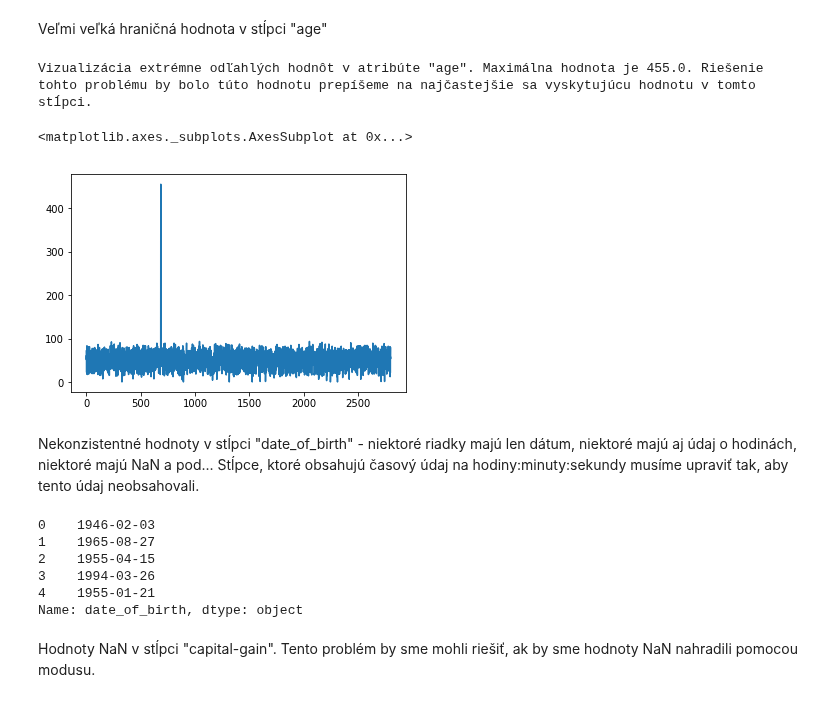
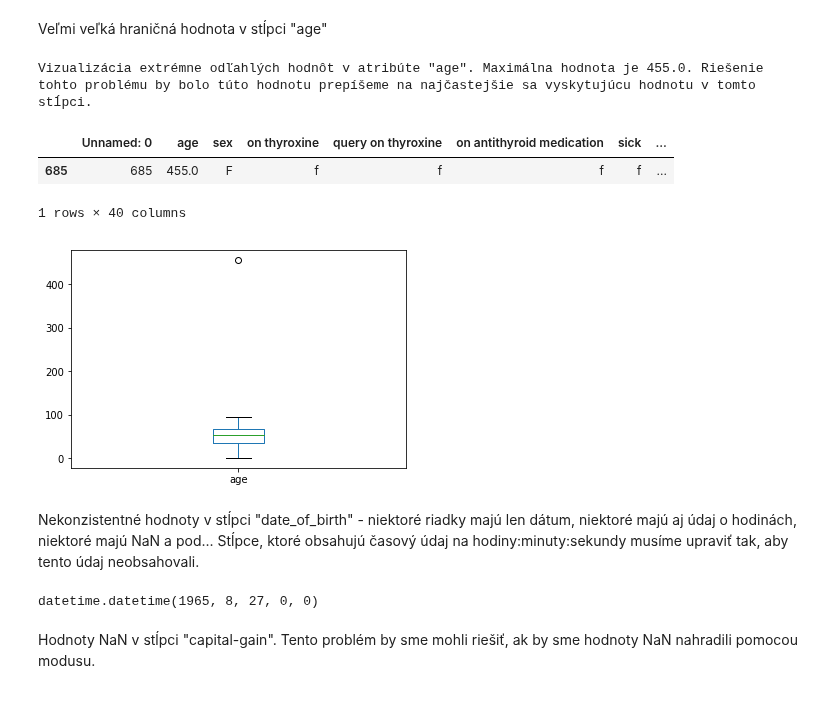
Before and after one commit to PeterJurkacek/IAU_2018_Jurkacek_Vyskoc, a Jupyter notebook: project.ipynb, the cells around one changed output. Saved outputs shown, nothing was run; the diff lists cells and outputs as text; code cells hidden in the pictures.

```diff
--- a/project.ipynb
+++ b/project.ipynb
@@ -224,22 +283,27 @@ data = data.rename(columns={'Unnamed: 0': 'id'})
 Veľmi veľká hraničná hodnota v stĺpci "age"
 # %%
 print(f"Vizualizácia extrémne odľahlých hodnôt v atribúte \"age\". Maximálna hodnota je {data['age'].max()}. Riešenie tohto problému by bolo túto hodnotu prepíšeme na najčastejšie sa vyskytujúcu hodnotu v tomto stĺpci.")
-data["age"].plot(kind="line")
+data["age"].plot(kind="box")
+data.loc[(data['age'] > 100)]
 # %% [output]
 Vizualizácia extrémne odľahlých hodnôt v atribúte "age". Maximálna hodnota je 455.0. Riešenie tohto problému by bolo túto hodnotu prepíšeme na najčastejšie sa vyskytujúcu hodnotu v tomto stĺpci.
+|  | Unnamed: 0 | age | sex | on thyroxine | query on thyroxine | on antithyroid medication | sick | ... |
+| 685 | 685 | 455.0 | F | f | f | f | f | ... |
-<matplotlib.axes._subplots.AxesSubplot at 0x...>
+1 rows × 40 columns
-[figure, old version]
+[figure, new version]
 # %% [markdown]
 Nekonzistentné hodnoty v stĺpci "date_of_birth" - niektoré riadky majú len dátum, niektoré majú aj údaj o hodinách, niektoré majú NaN a pod... Stĺpce, ktoré obsahujú časový údaj na hodiny:minuty:sekundy musíme upraviť tak, aby tento údaj neobsahovali.
-# %%
-data["date_of_birth"].head()
-# %% [output]
-0    1946-02-03
-1    1965-08-27
-2    1955-04-15
-3    1994-03-26
-4    1955-01-21
-Name: date_of_birth, dtype: object
+# %%
+import dateutil.parser as dparser
+import datefinder as df
+#data["date_of_birth"].map(lambda x: dparser.parse(x, fuzzy=True)).unique()
+let = data["date_of_birth"].map(lambda x: df.find_dates(x))
+next(let[1])
+
+
+#list(data["date_of_birth"])
+# %% [output]
+datetime.datetime(1965, 8, 27, 0, 0)
 # %% [markdown]
 Hodnoty NaN v stĺpci "capital-gain". Tento problém by sme mohli riešiť, ak by sme hodnoty NaN nahradili pomocou modusu.
 # %%
```
Also changed, not shown: parts of 6 cells of this notebook, 2 other files.
